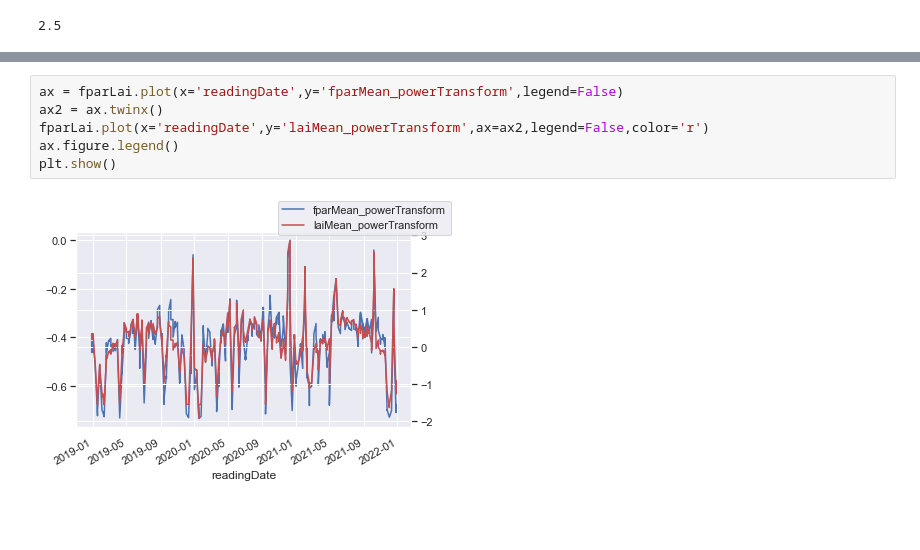
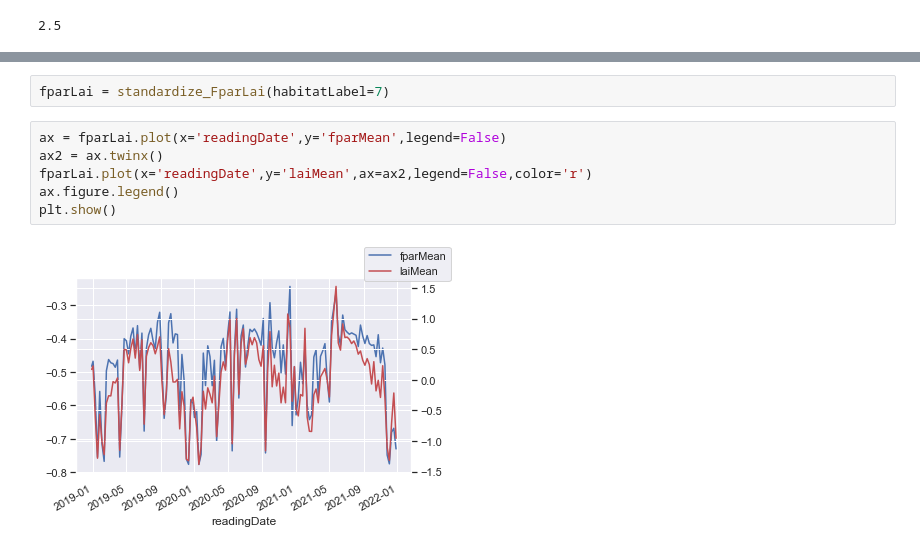
Before and after one commit to Tanag3r/trailheadDirect_birds, a Jupyter notebook: habitatSelection_analysis.ipynb, the cells around one changed output, grey strips where cells are left out. Drawn from its saved outputs; the diff is of its cells as text; blank space fills up the shorter version.

```diff
--- a/habitatSelection_analysis.ipynb
+++ b/habitatSelection_analysis.ipynb
@@ -186,8 +194,10 @@ fparLai.head(15)
+# %%
+fparLai = standardize_FparLai(habitatLabel=7)
 # %%
-ax = fparLai.plot(x='readingDate',y='fparMean_powerTransform',legend=False)
+ax = fparLai.plot(x='readingDate',y='fparMean',legend=False)
 ax2 = ax.twinx()
-fparLai.plot(x='readingDate',y='laiMean_powerTransform',ax=ax2,legend=False,color='r')
+fparLai.plot(x='readingDate',y='laiMean',ax=ax2,legend=False,color='r')
 ax.figure.legend()
 plt.show()
 # %% [output]
-[figure, old version]
+[figure, new version]
```
Also changed, not shown: parts of 5 cells of this notebook.
